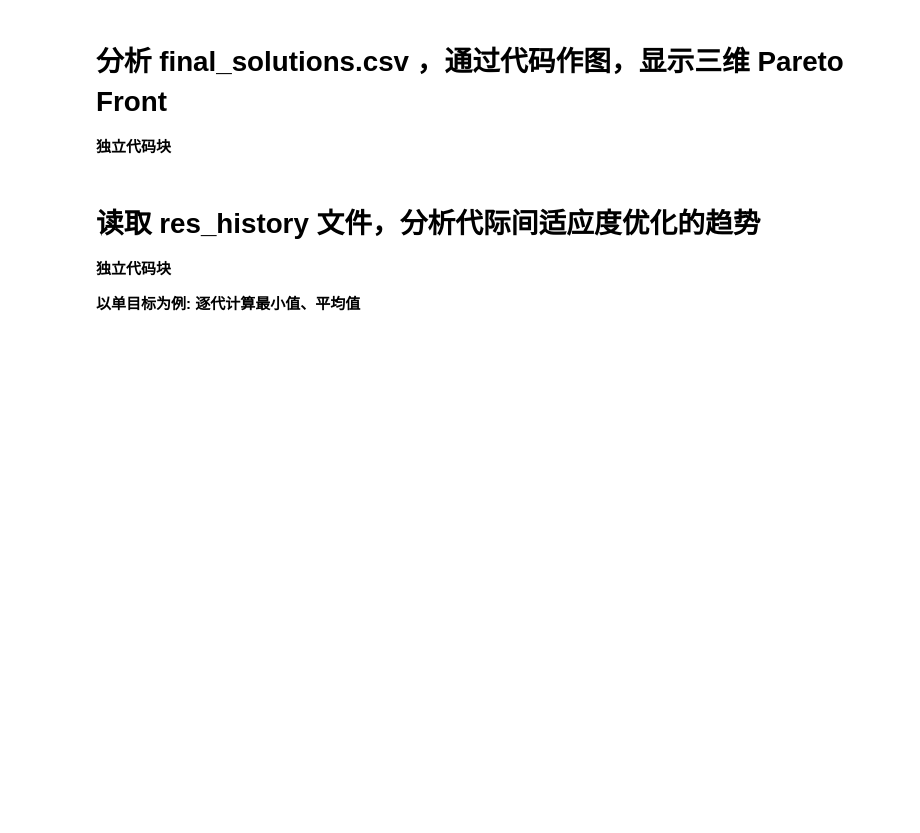
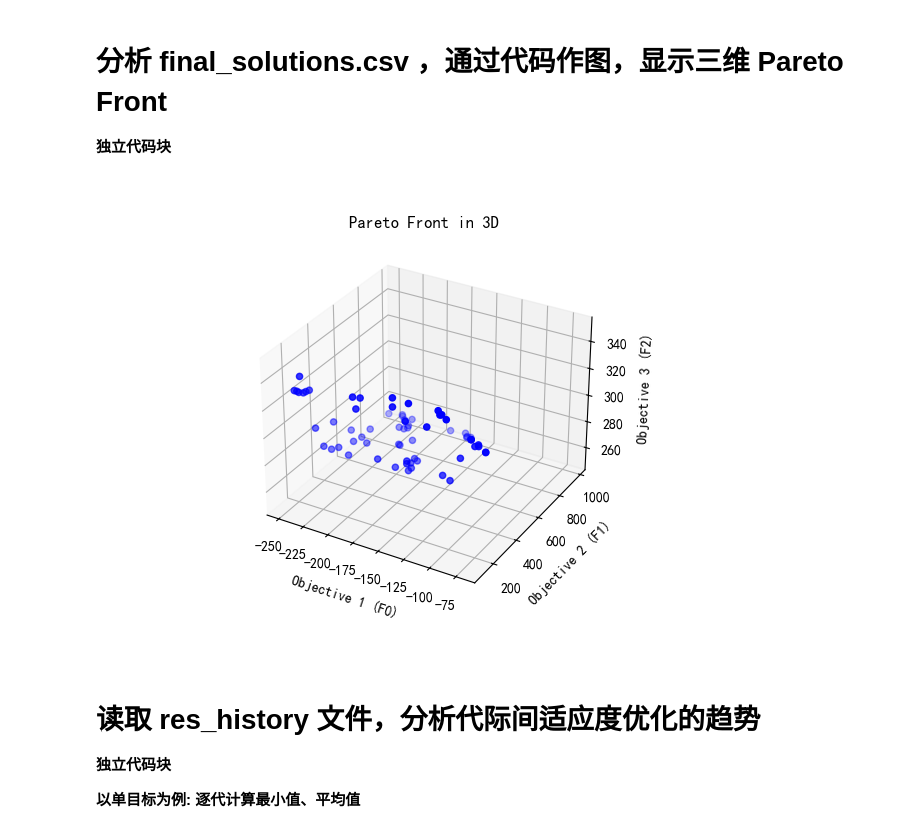
Before and after one commit to wenquantongxin/ParallelSweepSimpack, a Jupyter notebook: Analysis_FindOpts.ipynb, the cells around one changed output. Drawn from its saved outputs; the diff is of its cells as text; code cells hidden in the pictures; blank space fills up the shorter version.

```diff
--- a/Analysis_FindOpts.ipynb
+++ b/Analysis_FindOpts.ipynb
@@ -5,33 +5,35 @@
 # %%
 %matplotlib widget
 
 import numpy as np
 import matplotlib.pyplot as plt
 from mpl_toolkits.mplot3d import Axes3D
 
 data = np.loadtxt("final_solutions.csv", delimiter=",")
 
 # data.shape = (N, 15)
 # 假设前 12 列是决策变量 X，后 3 列是目标值 F。
 X = data[:, :12]   # (N, 12)
 F = data[:, 12:]   # (N, 3)
 
 # 这里假设 F 里的三列已经是我们要画的数值(若需反转/还原，请在此之前做)
 f0 = F[:, 0]
 f1 = F[:, 1]
 f2 = F[:, 2]
 
 fig = plt.figure()
 ax = fig.add_subplot(111, projection='3d')
 
 ax.scatter(f0, f1, f2, c='b', marker='o')
 
-ax.set_xlabel("Objective 1 (f0)")
-ax.set_ylabel("Objective 2 (f1)")
-ax.set_zlabel("Objective 3 (f2)")
+ax.set_xlabel("Objective 1 (F0)")
+ax.set_ylabel("Objective 2 (F1)")
+ax.set_zlabel("Objective 3 (F2)")
 plt.title("Pareto Front in 3D")
 
 plt.show()
+# %% [output]
+[figure, added]
 # %% [markdown]
 # 读取 res_history 文件，分析代际间适应度优化的趋势
 **独立代码块**
```
Also changed, not shown: parts of 6 cells of this notebook, 2 other files.
